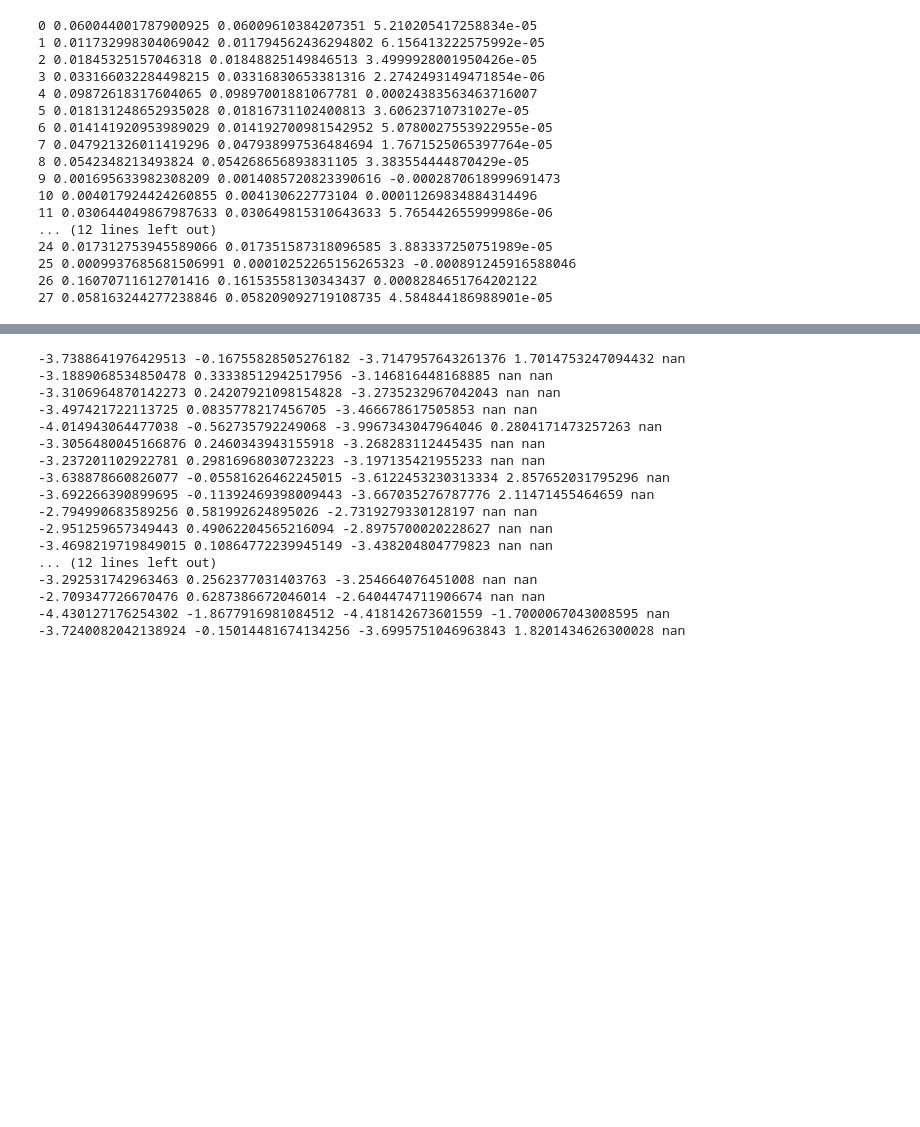
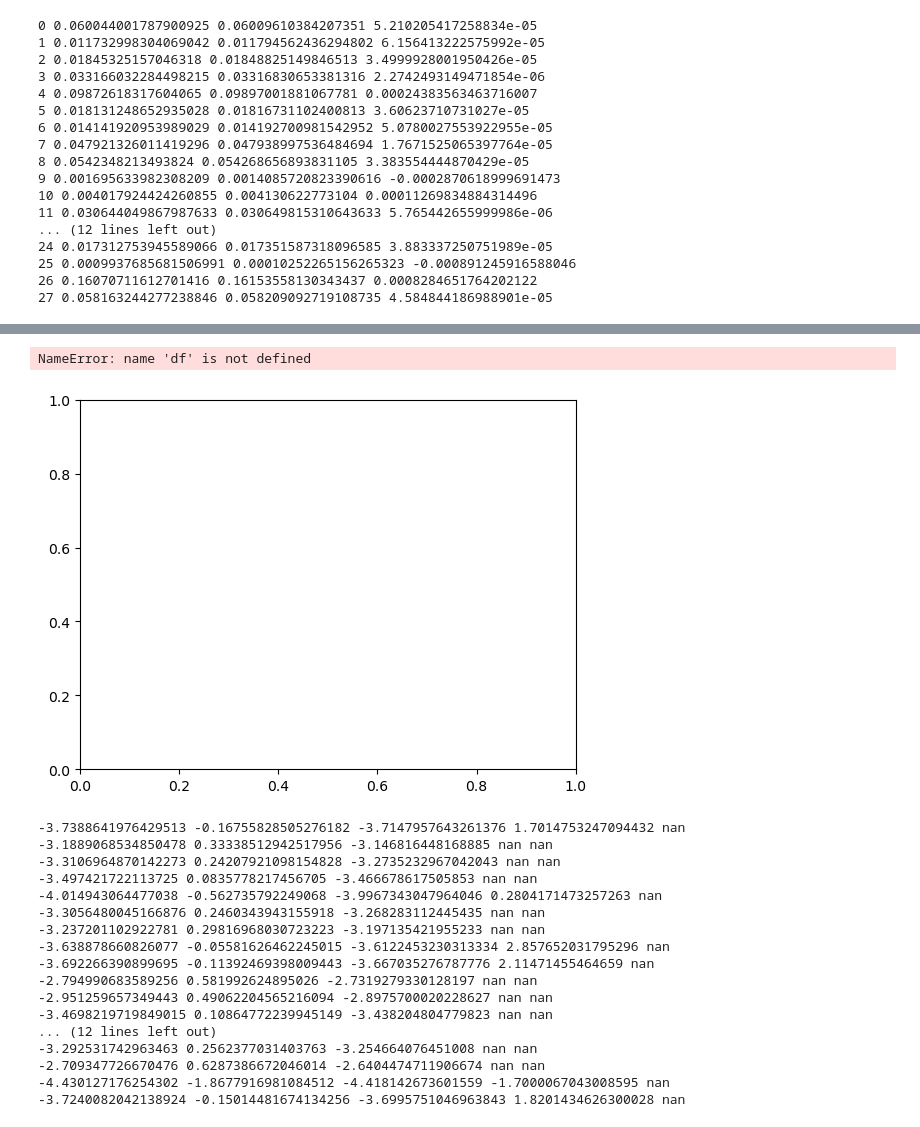
Before and after one commit to DivyaSharma0795/NLP_GradientDescen, a Jupyter notebook: Codes/unigram_pytorch_test.ipynb, the cells around one changed output, grey strips where cells are left out. Cells and saved outputs as stored; diff of their text form; code cells hidden in the pictures; blank space fills up the shorter version.

```diff
--- a/Codes/unigram_pytorch_test.ipynb
+++ b/Codes/unigram_pytorch_test.ipynb
@@ -218,3 +252,18 @@ for i in range(len(gd_assigned_probabilities)):
+# %%
+# plt.bar(actual_probabilities, assigned_probabilities, label="Loss")
+# plt.axhline(
+# y=known_min_probability, color="r", linestyle="--", label="Known Minimum Loss Value"
+# )
+fig, ax = plt.subplots()  # Create the figure and axes object
+plot(x="", y="Actual Probabilities", ax=ax)
+plot(x="", y="Assigned Probabilities", ax=ax)
+# plt.xlabel("Actual Probabilities")
+# plt.ylabel("Assigned Probabilities")
+# plt.legend()
+# plt.show()
+# %% [output]
+NameError: name 'df' is not defined
+[figure, added]
 # %%
 model_parameters_sigmoid_normalized = normalize(model.s)
 # print(model_parameters_sigmoid_normalized)
```
Also changed, not shown: parts of 3 cells of this notebook, 2 other files.
